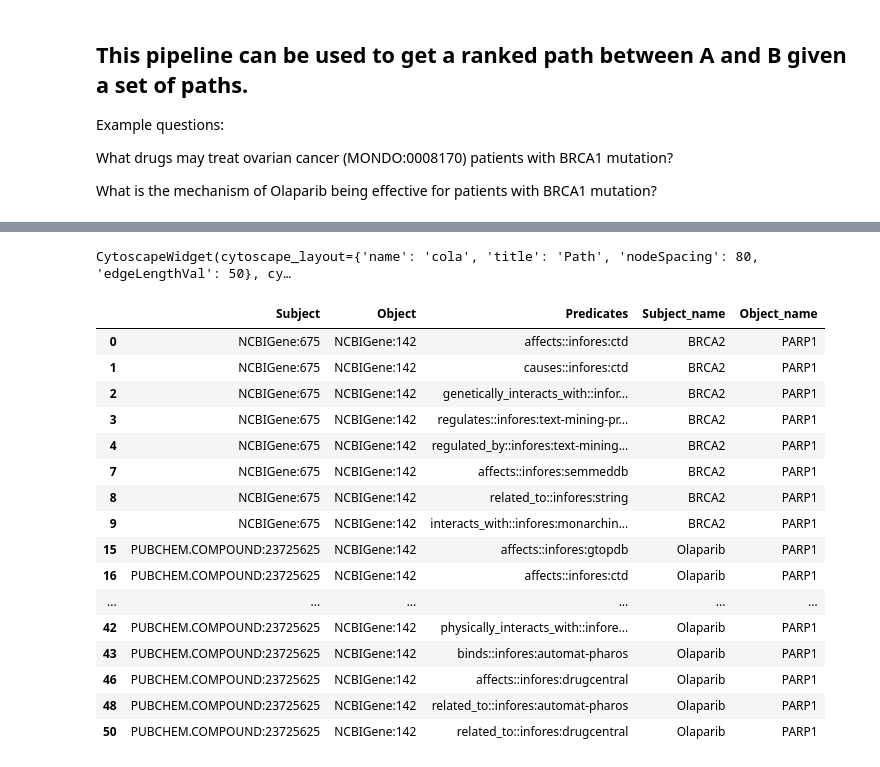
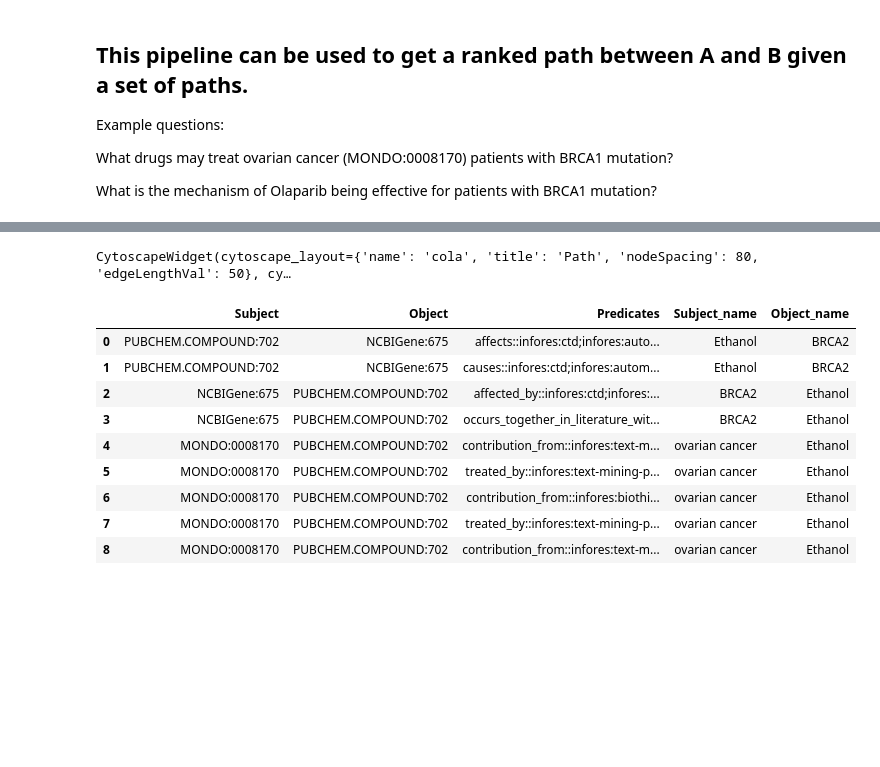
Before and after one commit to sierra-moxon/Translator_component_toolkit, a Jupyter notebook: notebooks/Path_finder.ipynb, the cells around one changed output, grey strips where cells are left out. Drawn from its saved outputs; the diff is of its cells as text; code cells hidden in the pictures; blank space fills up the shorter version.

```diff
--- a/notebooks/Path_finder.ipynb
+++ b/notebooks/Path_finder.ipynb
@@ -45,8 +46,8 @@ input_node1_category = ['biolink:Gene'] # Node: this has to be in a format of bi
 
 #Node2 for query
 input_node2_list = []
-#input_node2_category = ['biolink:Drug','biolink:SmallMolecule'] # Node: this has to be in a format of biolink:xxx
-input_node2_category = ['biolink:Gene','biolink:Protein']
+input_node2_category = ['biolink:Drug','biolink:SmallMolecule'] # Node: this has to be in a format of biolink:xxx
+#input_node2_category = ['biolink:Gene','biolink:Protein']
 
 # Get all predicates for the input node1 and node2, user can furter select the predicates among this list
 sele_predicates = list(set(TCT.select_concept(sub_list=input_node1_category,obj_list=input_node2_category,metaKG=metaKG)))
@@ -56,6 +57,7 @@ print(sele_predicates)
 
 # Get all APIs for the input node1 and node2, user can furter select the APIs among this list
 sele_APIs_1 = TCT.select_API(sub_list=input_node1_category,obj_list=input_node2_category,metaKG=metaKG)
+sele_APIs_1 = ['Automat-cam-kp(Trapi v1.4.0)']
 print("all relevant APIs in Translator:")
 print(sele_APIs_1)
 
@@ -65,14 +67,15 @@ API_URLs_1 = TCT.get_Translator_API_URL(sele_APIs_1, APInames)
 #-----------------#
 
 # Node3 for query
-#input_node3 = 'ovarian cancer'
+input_node3 = 'ovarian cancer'
 input_node3 = 'Olaparib'
 input_node3_id = TCT.get_curie(input_node3)
-#input_node3_id = "MONDO:0008170"
+input_node3_id = "MONDO:0008170"
 print(input_node3_id)
 #input_node1_id= "MONDO:0008170"
 input_node3_list = [input_node3_id]
-input_node3_category = ['biolink:SmallMolecule', 'biolink:Drug','biolink:ChemicalSubstance'] # Node: this has to be in a format of biolink:xxx
+#input_node3_category = ['biolink:SmallMolecule', 'biolink:Drug','biolink:ChemicalSubstance'] # Node: this has to be in a format of biolink:xxx
+input_node3_category = ['biolink:Disease'] # Node: this has to be in a format of biolink:xxx
 
 
 # Get all predicates for the input node1 and node2, user can furter select the predicates among this list
@@ -257,21 +366,14 @@ TCT.merge_by_ranking_index(result_ranked_by_primary_infores,
 # %%
-TCT.visulize_path(input_node1_id, TCT.get_curie("PARP1"), input_node3_id, result, result2)
+visulize_path(input_node1_id, TCT.get_curie("Ethanol"), input_node3_id, result, result2)
 # %% [output]
 CytoscapeWidget(cytoscape_layout={'name': 'cola', 'title': 'Path', 'nodeSpacing': 80, 'edgeLengthVal': 50}, cy…
 |  | Subject | Object | Predicates | Subject_name | Object_name |
-| 0 | NCBIGene:675 | NCBIGene:142 | affects::infores:ctd | BRCA2 | PARP1 |
-| 1 | NCBIGene:675 | NCBIGene:142 | causes::infores:ctd | BRCA2 | PARP1 |
-| 2 | NCBIGene:675 | NCBIGene:142 | genetically_interacts_with::infor... | BRCA2 | PARP1 |
-| 3 | NCBIGene:675 | NCBIGene:142 | regulates::infores:text-mining-pr... | BRCA2 | PARP1 |
-| 4 | NCBIGene:675 | NCBIGene:142 | regulated_by::infores:text-mining... | BRCA2 | PARP1 |
-| 7 | NCBIGene:675 | NCBIGene:142 | affects::infores:semmeddb | BRCA2 | PARP1 |
-| 8 | NCBIGene:675 | NCBIGene:142 | related_to::infores:string | BRCA2 | PARP1 |
-| 9 | NCBIGene:675 | NCBIGene:142 | interacts_with::infores:monarchin... | BRCA2 | PARP1 |
-| 15 | PUBCHEM.COMPOUND:23725625 | NCBIGene:142 | affects::infores:gtopdb | Olaparib | PARP1 |
-| 16 | PUBCHEM.COMPOUND:23725625 | NCBIGene:142 | affects::infores:ctd | Olaparib | PARP1 |
-| ... | ... | ... | ... | ... | ... |
-| 42 | PUBCHEM.COMPOUND:23725625 | NCBIGene:142 | physically_interacts_with::infore... | Olaparib | PARP1 |
-| 43 | PUBCHEM.COMPOUND:23725625 | NCBIGene:142 | binds::infores:automat-pharos | Olaparib | PARP1 |
-| 46 | PUBCHEM.COMPOUND:23725625 | NCBIGene:142 | affects::infores:drugcentral | Olaparib | PARP1 |
-| 48 | PUBCHEM.COMPOUND:23725625 | NCBIGene:142 | related_to::infores:automat-pharos | Olaparib | PARP1 |
-| 50 | PUBCHEM.COMPOUND:23725625 | NCBIGene:142 | related_to::infores:drugcentral | Olaparib | PARP1 |
+| 0 | PUBCHEM.COMPOUND:702 | NCBIGene:675 | affects::infores:ctd;infores:auto... | Ethanol | BRCA2 |
+| 1 | PUBCHEM.COMPOUND:702 | NCBIGene:675 | causes::infores:ctd;infores:autom... | Ethanol | BRCA2 |
+| 2 | NCBIGene:675 | PUBCHEM.COMPOUND:702 | affected_by::infores:ctd;infores:... | BRCA2 | Ethanol |
+| 3 | NCBIGene:675 | PUBCHEM.COMPOUND:702 | occurs_together_in_literature_wit... | BRCA2 | Ethanol |
+| 4 | MONDO:0008170 | PUBCHEM.COMPOUND:702 | contribution_from::infores:text-m... | ovarian cancer | Ethanol |
+| 5 | MONDO:0008170 | PUBCHEM.COMPOUND:702 | treated_by::infores:text-mining-p... | ovarian cancer | Ethanol |
+| 6 | MONDO:0008170 | PUBCHEM.COMPOUND:702 | contribution_from::infores:biothi... | ovarian cancer | Ethanol |
+| 7 | MONDO:0008170 | PUBCHEM.COMPOUND:702 | treated_by::infores:text-mining-p... | ovarian cancer | Ethanol |
+| 8 | MONDO:0008170 | PUBCHEM.COMPOUND:702 | contribution_from::infores:text-m... | ovarian cancer | Ethanol |
```
Also changed, not shown: parts of 12 cells of this notebook, 4 other files.
